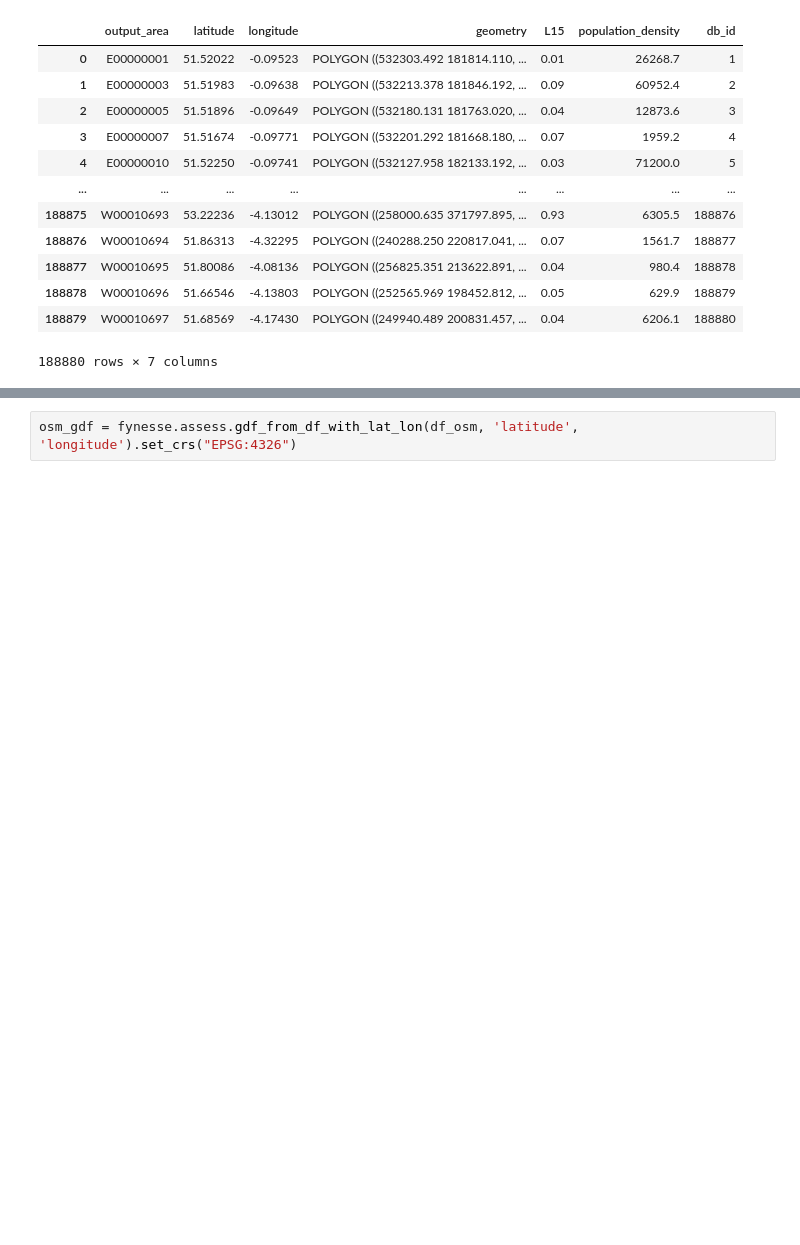
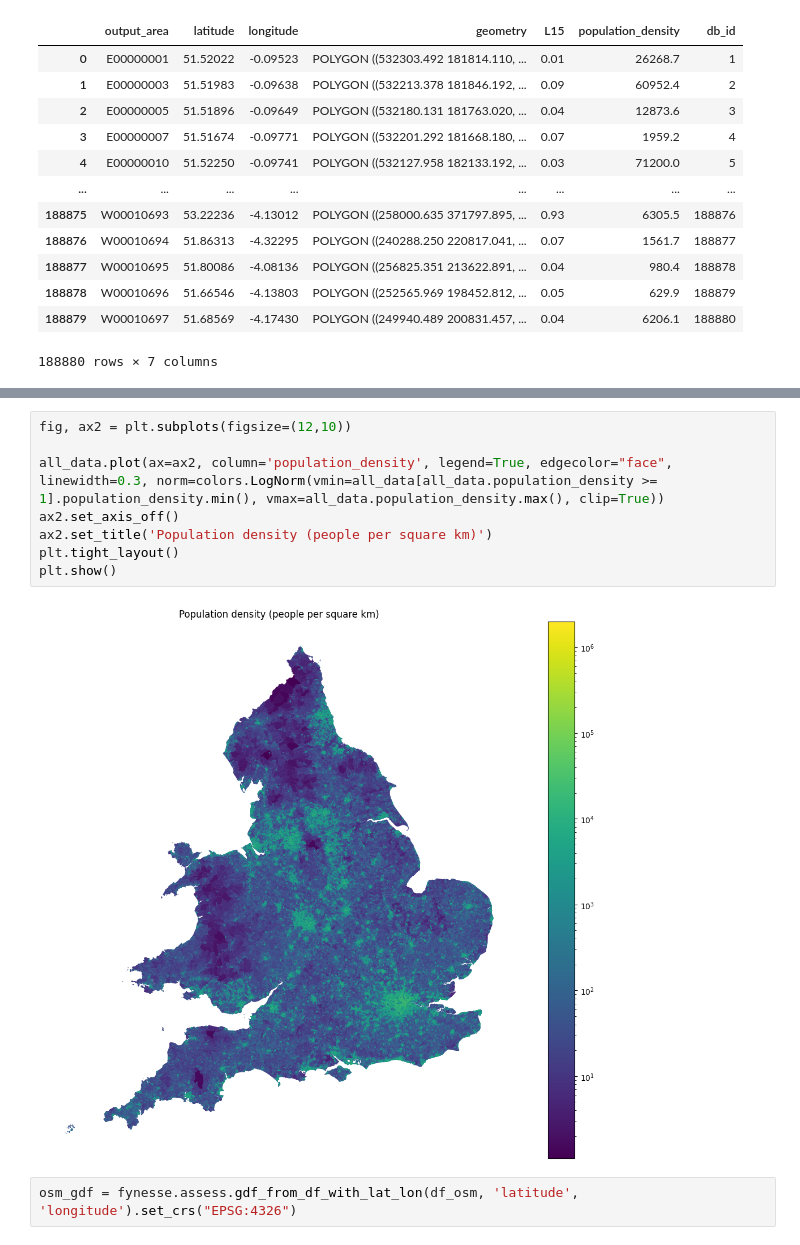
Before and after one commit to ClaireCooper/cjc233_ads_2024, a Jupyter notebook: notebooks/ads_course_assessment.ipynb, the cells around one changed output, grey strips where cells are left out. Saved outputs shown, nothing was run; the diff lists cells and outputs as text; blank space fills up the shorter version.

```diff
--- a/notebooks/ads_course_assessment.ipynb
+++ b/notebooks/ads_course_assessment.ipynb
@@ -746,3 +736,13 @@ plt.show()
+# %%
+fig, ax2 = plt.subplots(figsize=(12,10))
+
+all_data.plot(ax=ax2, column='population_density', legend=True, edgecolor="face", linewidth=0.3, norm=colors.LogNorm(vmin=all_data[all_data.population_density >= 1].population_density.min(), vmax=all_data.population_density.max(), clip=True))
+ax2.set_axis_off()
+ax2.set_title('Population density (people per square km)')
+plt.tight_layout()
+plt.show()
+# %% [output]
+[figure, added]
 # %%
 osm_gdf = fynesse.assess.gdf_from_df_with_lat_lon(df_osm, 'latitude', 'longitude').set_crs("EPSG:4326")
 # %%
```
Also changed, not shown: parts of 4 cells of this notebook.
